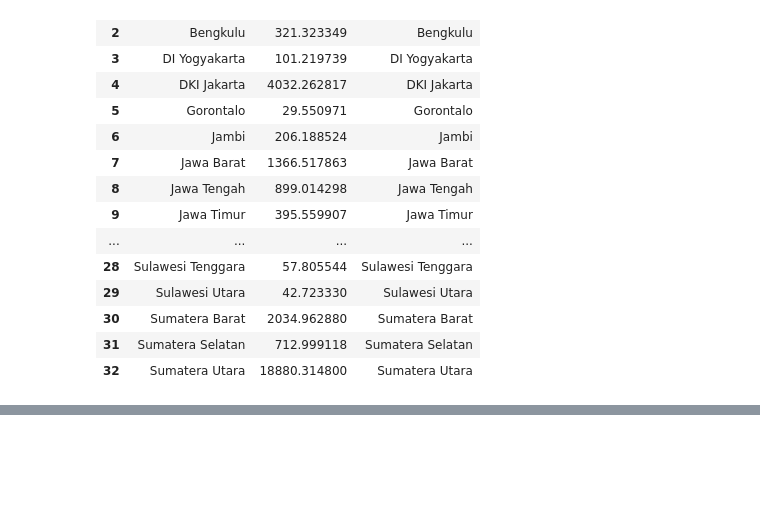
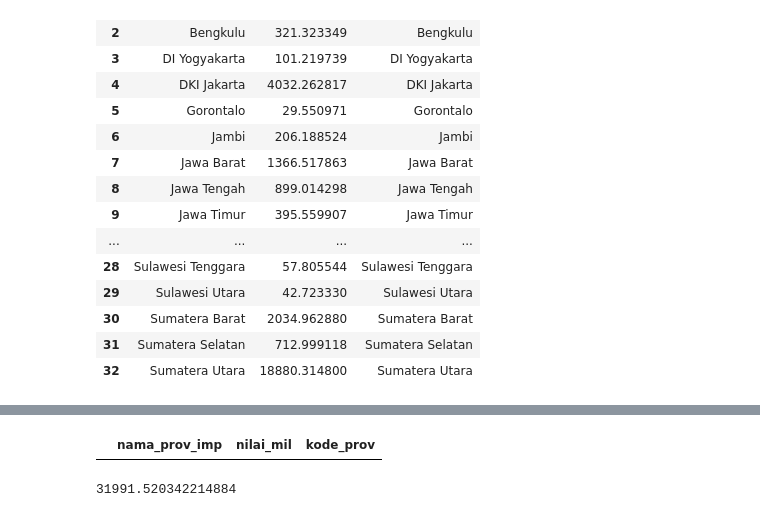
Before and after one commit to nurkhamidah/tryIRIO, a Jupyter notebook: temp.ipynb, the cells around one changed output, grey strips where cells are left out. Drawn from its saved outputs; the diff is of its cells as text; code cells hidden in the pictures; blank space fills up the shorter version.

```diff
--- a/temp.ipynb
+++ b/temp.ipynb
@@ -962,3 +962,11 @@ df2 = df.merge(values, left_on='Column', right_on='nama_prov_imp')
 | 30 | Sulawesi Barat | 14 | Sulawesi Barat | 21.416747 | Sulawesi Barat |
 | 31 | Sumatera Selatan | 16 | Sumatera Selatan | 712.999118 | Sumatera Selatan |
 | 32 | Kalimantan Utara | 16 | Kalimantan Utara | 35.780771 | Kalimantan Utara |
+# %%
+df = (df_eksim[df_eksim['nama_ind_eks'] == 'Pertanian Tanaman Pangan']
+                .groupby('nama_prov_imp', as_index=False)
+                .agg(nilai_mil=('nilai_mil', 'sum'))
+                .assign(kode_prov=lambda x: x['nama_prov_imp']))
+df
+# %% [output]
+|  | nama_prov_imp | nilai_mil | kode_prov |
@@ -964,0 +988,4 @@ df2 = df.merge(values, left_on='Column', right_on='nama_prov_imp')
+# %%
+get_total_eksim(kriteria = 'Provinsi', sel_kriteria = 'Aceh', data_eksim=df_eksim)[0]['nilai_mil']
+# %% [output]
+31991.520342214884
```
Also changed, not shown: parts of 1 cell of this notebook, 2 other files.
